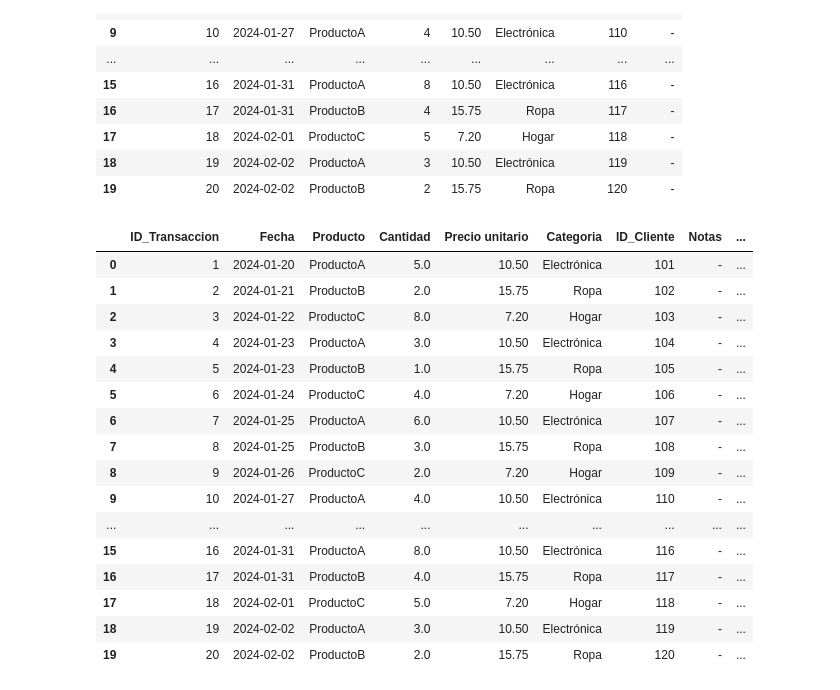
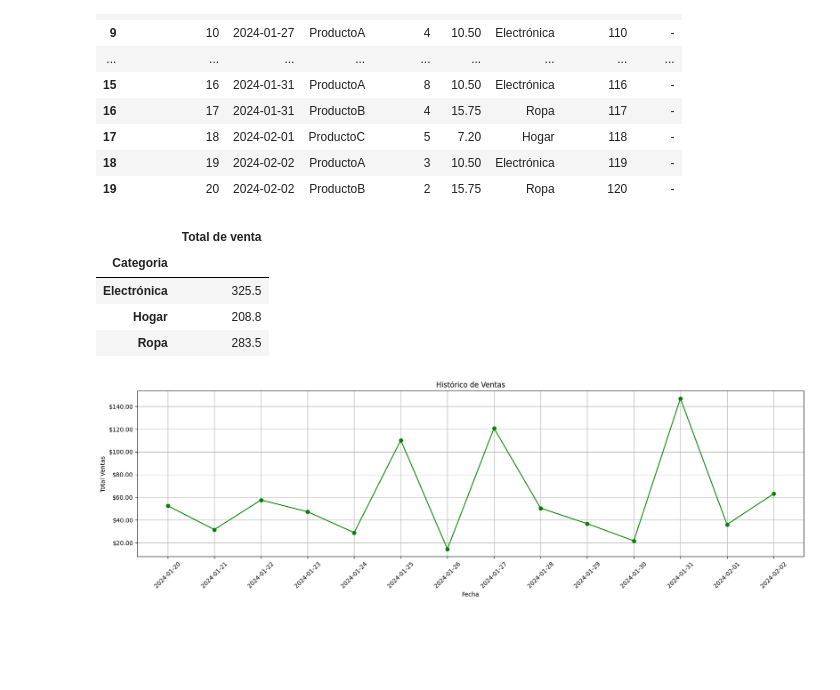
Before and after one commit to AcamilolopezV/Analisis-de-datos-ventas, a Jupyter notebook: Ejercicio_Ventas.ipynb, the cells around one changed output. Cells and saved outputs as stored; diff of their text form; code cells hidden in the pictures; blank space fills up the shorter version.

Commit message:
Se agregan graficos utilizando Matplolib

```diff
--- a/Ejercicio_Ventas.ipynb
+++ b/Ejercicio_Ventas.ipynb
@@ -119,48 +119,63 @@ report_data["Transacciones"]
 #crear funcion para manipulacion de los datos
 def get_data_analyst_resume(df_input):
     #una copia para no alterar el df original
     df = df_input.copy()
     #Cambiar el nombre de la columna precio a precio unitario
     df = df.rename(columns = {"Precio":"Precio unitario"})
     #Crear una nueva columna llamada 'Total de venta' que sea el total de la cantidad multiplicada el precio
     df["Cantidad"] = df["Cantidad"].astype(float)
     df["Precio unitario"] = df["Precio unitario"].astype(float)
     df["Total de venta"] = df["Cantidad"] * df["Precio unitario"]
     #Obtener el total de venta por cada categoria
     df_sales_by_category = df[["Categoria", "Total de venta"]].groupby('Categoria').sum()
     #crear las columnas de mes dia y año
     df["Fecha"] = pd.to_datetime(df["Fecha"], yearfirst = True)
     df["Mes"] = df["Fecha"].dt.month
     df["Año"] = df["Fecha"].dt.year
     df["Dia"] = df["Fecha"].dt.day
     #Obtener el producto y fecha con mas ventas
     max_sold_index = df["Total de venta"].idxmax()
     most_sold_product = df.iloc[max_sold_index]["Producto"]
     most_sold_date = df.iloc[max_sold_index]["Fecha"]
     #diccionario de salida con todos los datos filtrados
     out_dict = {"data": df,
                "sales_by_category":df_sales_by_category,
                "most_sold_info": {"product": most_sold_product, "date": most_sold_date}}
 
     return out_dict
 
 get_data_analyst_resume = get_data_analyst_resume(report_data["Transacciones"])
-get_data_analyst_resume["data"]
+get_data_analyst_resume["sales_by_category"]
 # %% [output]
-|  | ID_Transaccion | Fecha | Producto | Cantidad | Precio unitario | Categoria | ID_Cliente | Notas | ... |
-| 0 | 1 | 2024-01-20 | ProductoA | 5.0 | 10.50 | Electrónica | 101 | - | ... |
-| 1 | 2 | 2024-01-21 | ProductoB | 2.0 | 15.75 | Ropa | 102 | - | ... |
-| 2 | 3 | 2024-01-22 | ProductoC | 8.0 | 7.20 | Hogar | 103 | - | ... |
-| 3 | 4 | 2024-01-23 | ProductoA | 3.0 | 10.50 | Electrónica | 104 | - | ... |
-| 4 | 5 | 2024-01-23 | ProductoB | 1.0 | 15.75 | Ropa | 105 | - | ... |
-| 5 | 6 | 2024-01-24 | ProductoC | 4.0 | 7.20 | Hogar | 106 | - | ... |
-| 6 | 7 | 2024-01-25 | ProductoA | 6.0 | 10.50 | Electrónica | 107 | - | ... |
-| 7 | 8 | 2024-01-25 | ProductoB | 3.0 | 15.75 | Ropa | 108 | - | ... |
-| 8 | 9 | 2024-01-26 | ProductoC | 2.0 | 7.20 | Hogar | 109 | - | ... |
-| 9 | 10 | 2024-01-27 | ProductoA | 4.0 | 10.50 | Electrónica | 110 | - | ... |
-| ... | ... | ... | ... | ... | ... | ... | ... | ... | ... |
-| 15 | 16 | 2024-01-31 | ProductoA | 8.0 | 10.50 | Electrónica | 116 | - | ... |
-| 16 | 17 | 2024-01-31 | ProductoB | 4.0 | 15.75 | Ropa | 117 | - | ... |
-| 17 | 18 | 2024-02-01 | ProductoC | 5.0 | 7.20 | Hogar | 118 | - | ... |
-| 18 | 19 | 2024-02-02 | ProductoA | 3.0 | 10.50 | Electrónica | 119 | - | ... |
-| 19 | 20 | 2024-02-02 | ProductoB | 2.0 | 15.75 | Ropa | 120 | - | ... |
+|  | Total de venta |
+| Categoria |  |
+| Electrónica | 325.5 |
+| Hogar | 208.8 |
+| Ropa | 283.5 |
+# %%
+#Graficar el historico de ventas por dia (Grafico Lineal)
+from matplotlib import pyplot as plt
+from matplotlib.ticker import FuncFormatter
+
+def plot_historical_sales(dfi):
+    df = dfi.copy()
+    df = df[["Fecha", "Total de venta"]].groupby('Fecha').sum()
+    df = df.reset_index()
+    #crear figura del grafico
+    plt.figure(figsize=(20,5))
+    plt.plot(df["Fecha"], df["Total de venta"], marker = "o", color = "green")
+    plt.xlabel("Fecha")
+    plt.ylabel("Total Ventas")
+    plt.grid(True)
+    plt.xticks(df["Fecha"], rotation=45)
+    plt.title("Histórico de Ventas")
+
+    formatter = FuncFormatter(lambda x, _: "${:,.2f}".format(x))
+    plt.gca().yaxis.set_major_formatter(formatter)
+
+    plt.show()
+    return
+
+plot_historical_sales(get_data_analyst_resume["data"])
+# %% [output]
+[figure, added]
```
Also changed, not shown: parts of 2 cells of this notebook.
